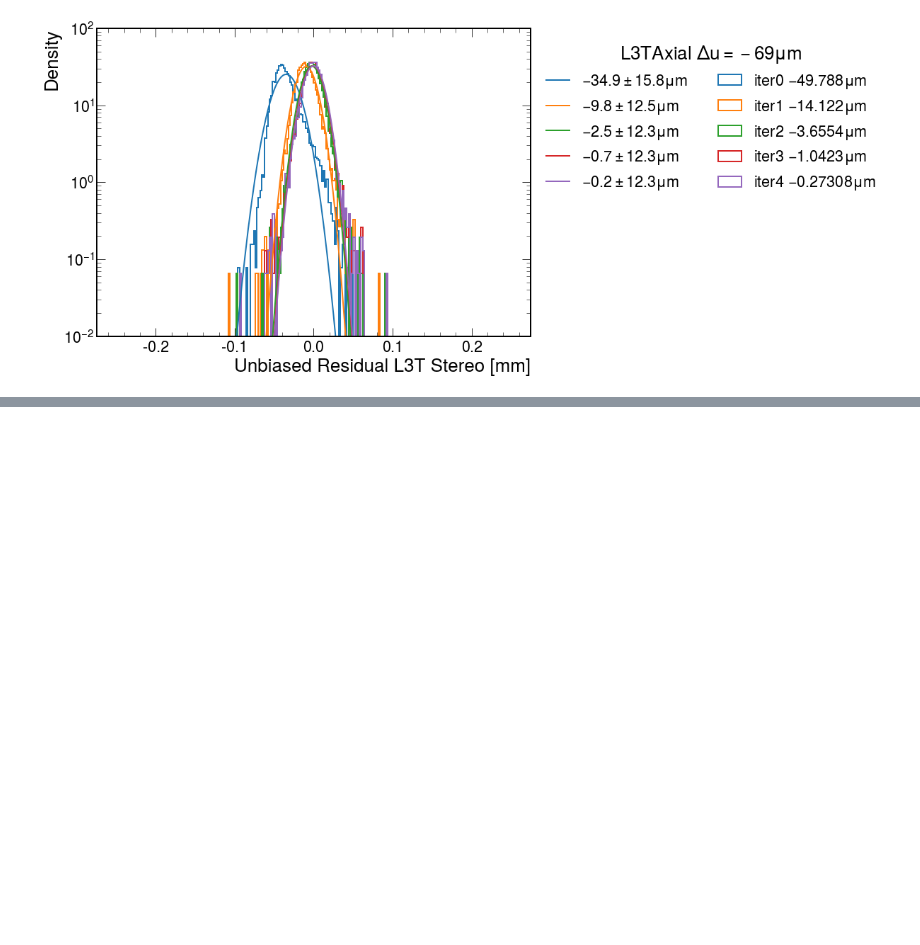
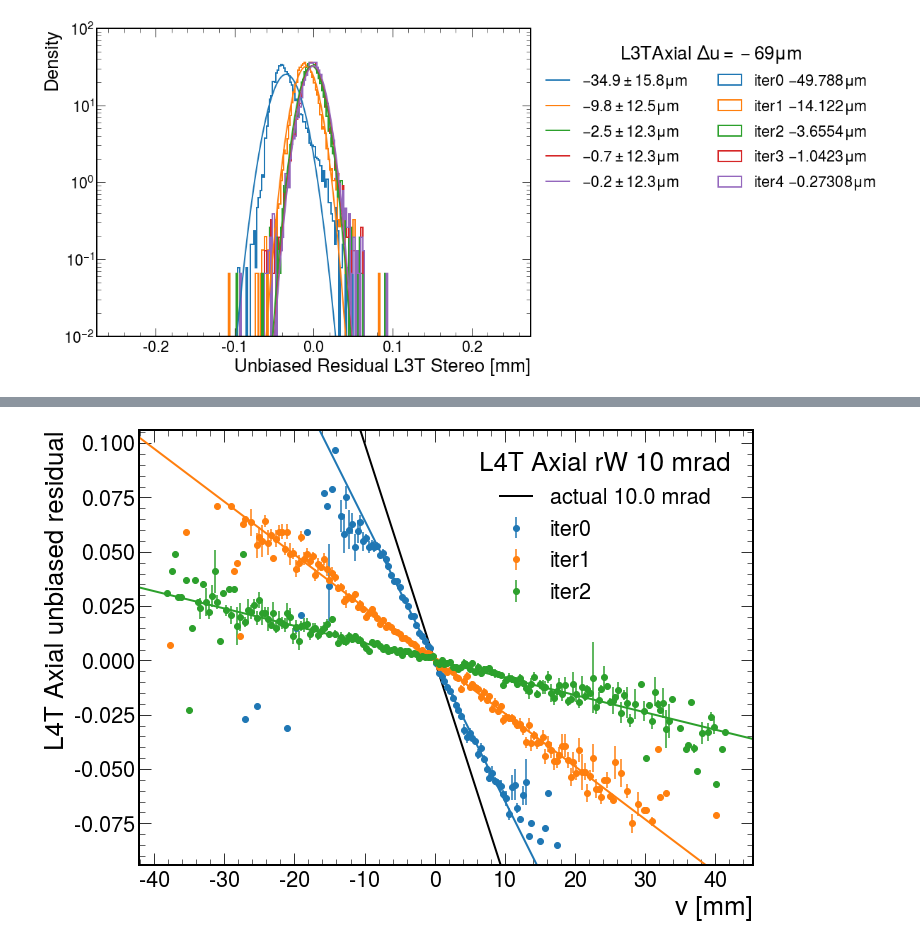
Before and after one commit to tomeichlersmith/hps, a Jupyter notebook: alignment/kf.ipynb, the cells around one changed output, grey strips where cells are left out. Drawn from its saved outputs; the diff is of its cells as text; code cells hidden in the pictures; blank space fills up the shorter version.

```diff
--- a/alignment/kf.ipynb
+++ b/alignment/kf.ipynb
@@ -45,0 +49,23 @@ for name, hist in sensors :
+# %%
+d = Differ('L4T Axial rW 10 mrad',
+           ('data/kf/L4TAxial_rw_iter0/gblplots.root','iter0'),
+           ('data/kf/L4TAxial_rw_iter1/gblplots.root','iter1'),
+           ('data/kf/L4TAxial_rw_iter2/gblplots.root','iter2'),
+          )
+def lines(*args) :
+    def draw_lines(fig, ax) :
+        for slope, name, color in args :
+            ax.axline((0,0),slope=-slope/1000, color = color, linewidth=2, label=f'{name} {slope} mrad')
+        return
+    return draw_lines
+# %%
+d.plot2d_profile_overlay('res/uresidual_GBL_vs_v_pred_module_L4t_halfmodule_axial_sensor0',
+                        xlabel='v [mm]', ylabel = 'L4T Axial unbiased residual',
+                        pre_plot=lines((10.,'actual','black'),
+                                       (6.4573,'_iter0','tab:blue'),
+                                       (2.4356,'_iter1','tab:orange'),
+                                       (0.79673,'_iter2','tab:green'),
+                                      )
+                        )
+# %% [output]
+[figure, added]
```
Also changed, not shown: parts of 2 cells of this notebook.
